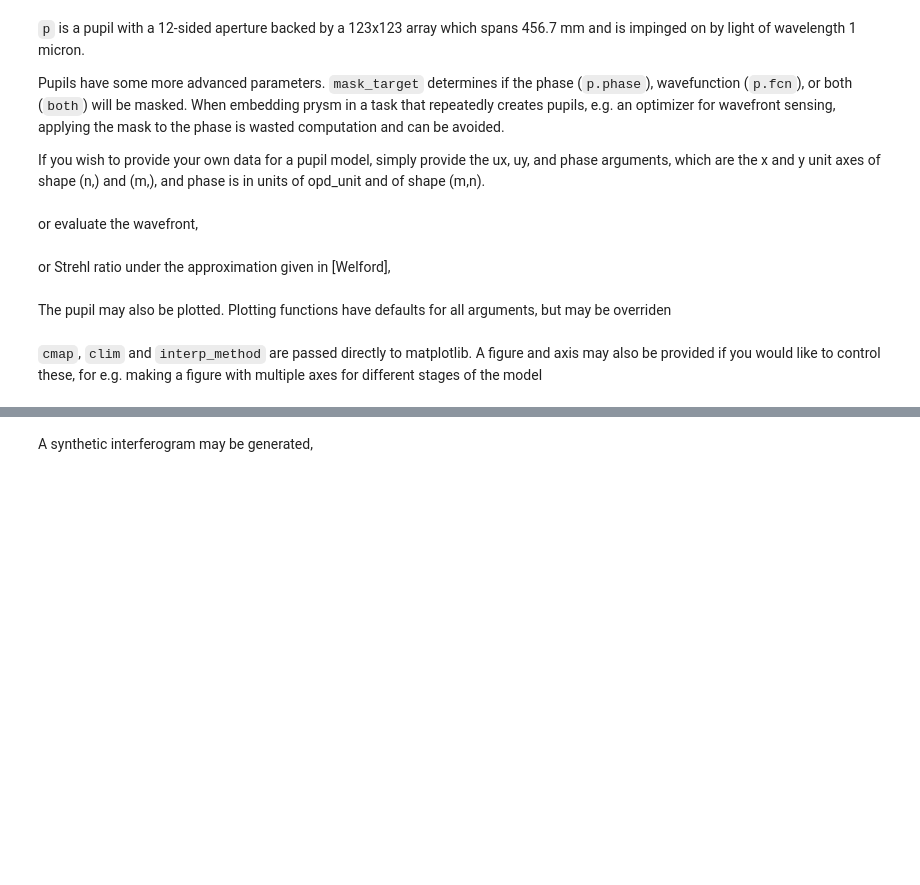
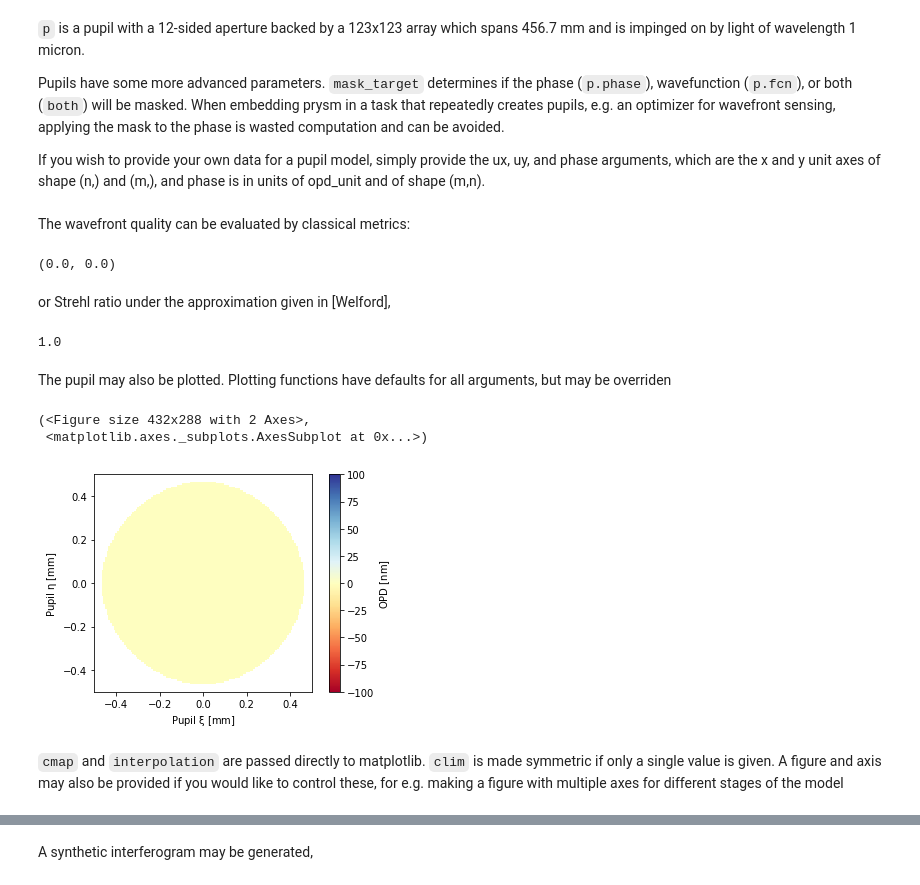
Before and after one commit to brandondube/prysm, a Jupyter notebook: docs/source/user_guide/Pupils.ipynb, the cells around one changed output, grey strips where cells are left out. Cells and saved outputs as stored; diff of their text form; code cells hidden in the pictures; blank space fills up the shorter version.

```diff
--- a/docs/source/user_guide/Pupils.ipynb
+++ b/docs/source/user_guide/Pupils.ipynb
@@ -21,7 +26,7 @@ If you wish to provide your own data for a pupil model, simply provide the ux, u
 # %%
 import numpy as np
 x, y, phase = np.linspace(-1,1,128), np.linspace(-1,1,128), np.random.rand(128,128)
-p = Pupil(ux=x, uy=y, phase=phase, opd_unit='um')
+p = Pupil(x=x, y=y, phase=phase, z_unit='um')
 
 # below examples will want something nicer...
 p = Pupil()
@@ -31,17 +33,25 @@ p.slice_x # p.slice_y
-# %% [markdown]
-or evaluate the wavefront,
+# %% [markdown]
+The wavefront quality can be evaluated by classical metrics:
 # %%
-p.pv, p.rms # in units of opd_unit
+p.pv, p.rms, # in units of opd_unit
+# %% [output]
+(0.0, 0.0)
 # %% [markdown]
 or Strehl ratio under the approximation given in [Welford],
 # %%
 p.strehl  # ∈ [0,1]
+# %% [output]
+1.0
 # %% [markdown]
 The pupil may also be plotted. Plotting functions have defaults for all arguments, but may be overriden
 # %%
-p.plot2d(cmap='RdYlBu', clim=(-100,100), interp_method='sinc')
+p.plot2d(cmap='RdYlBu', clim=100, interpolation='sinc')
+# %% [output]
+(<Figure size 432x288 with 2 Axes>,
+ <matplotlib.axes._subplots.AxesSubplot at 0x...>)
+[figure, added]
 # %% [markdown]
-`cmap`, `clim` and `interp_method` are passed directly to matplotlib. A figure and axis may also be provided if you would like to control these, for e.g. making a figure with multiple axes for different stages of the model
+`cmap` and `interpolation` are passed directly to matplotlib. `clim` is made symmetric if only a single value is given.  A figure and axis may also be provided if you would like to control these, for e.g. making a figure with multiple axes for different stages of the model
 # %%
 from matplotlib import pyplot as plt
 fig, ax = plt.subplots(figsize=(6,6))
```
Also changed, not shown: parts of 4 cells of this notebook, 9 other files.
